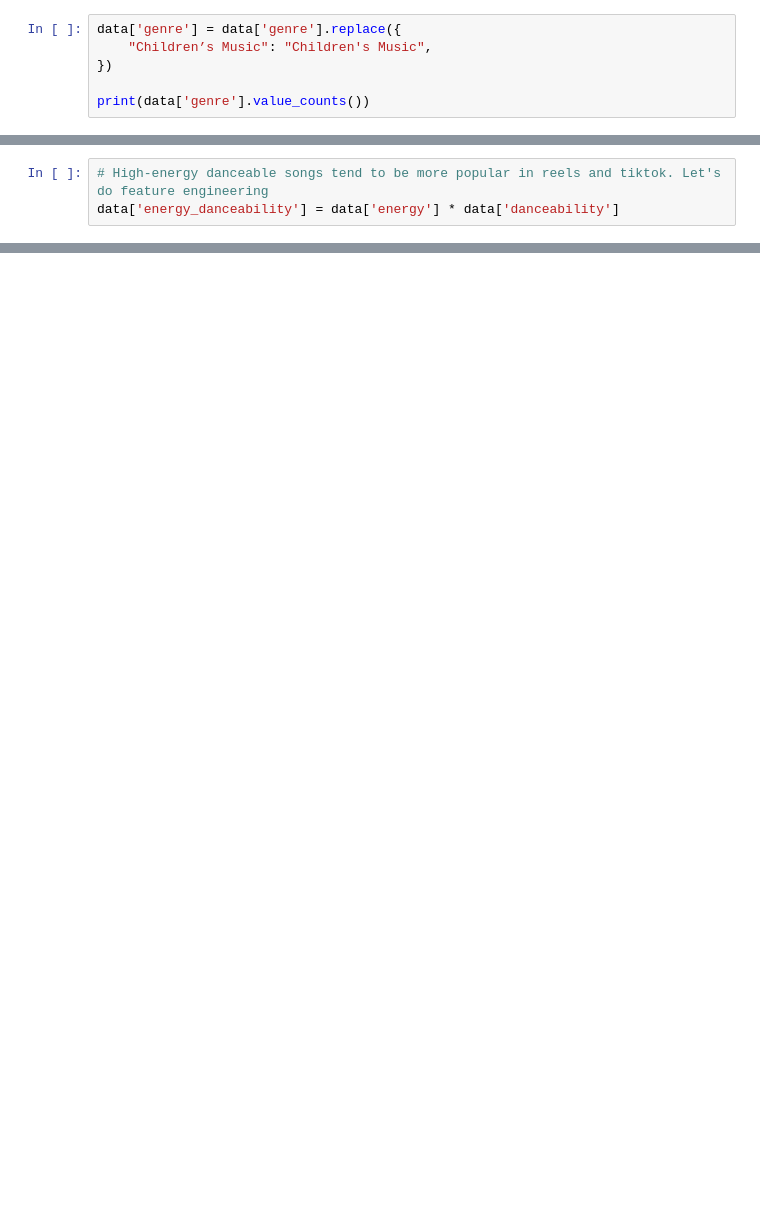
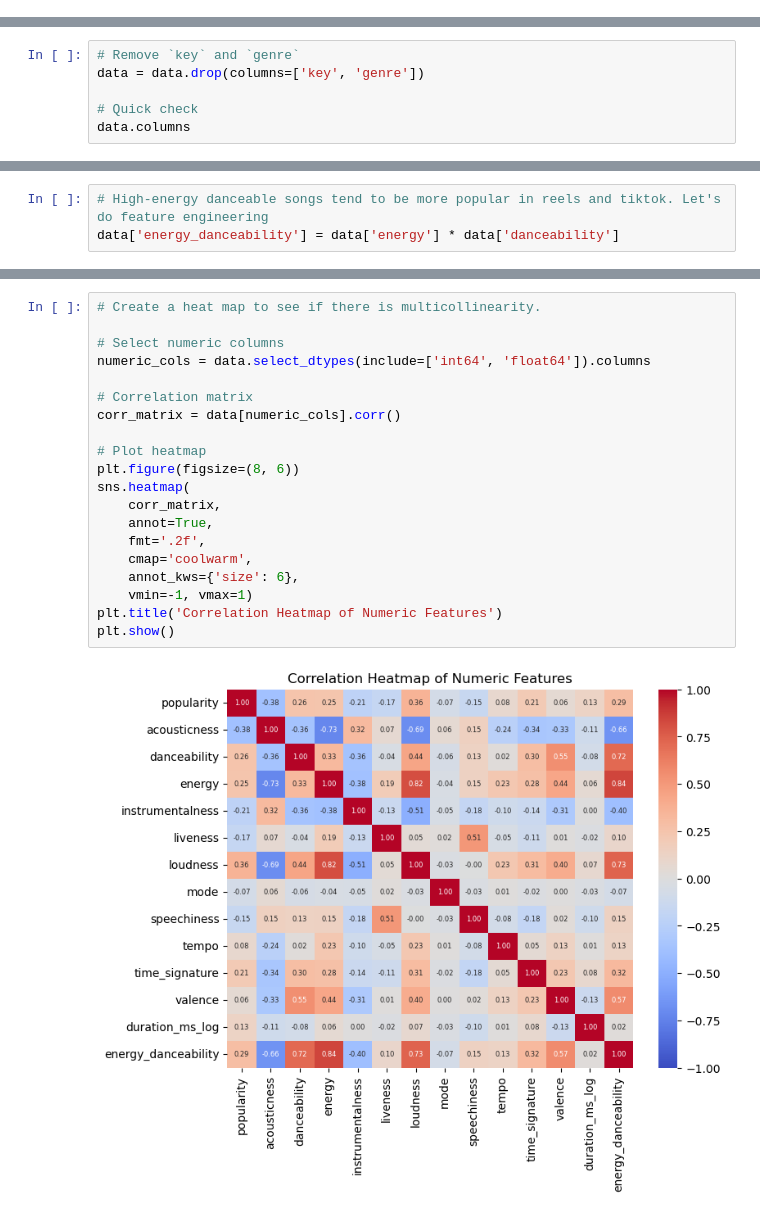
Before and after one commit to jeelfaldu7/predicting_spotify_song_popularity, a Jupyter notebook: notebook.ipynb, the cells around one changed output, grey strips where cells are left out. Drawn from its saved outputs; the diff is of its cells as text; blank space fills up the shorter version.

```diff
--- a/notebook.ipynb
+++ b/notebook.ipynb
@@ -292,6 +311,0 @@ This is a bit tricky. This feature seems important to me. But at the same time,
-# %%
-data['genre'] = data['genre'].replace({
-    "Children’s Music": "Children's Music",
-})
-
-print(data['genre'].value_counts())
@@ -315,0 +314,6 @@ Name: count, dtype: int64
+# %%
+# Remove `key` and `genre`
+data = data.drop(columns=['key', 'genre'])
+
+# Quick check
+data.columns
@@ -598,0 +349,22 @@ SpotifyException: http status: 403, code: -1 - https://api.spotify.com/v1/audio-
+# %%
+# Create a heat map to see if there is multicollinearity.
+
+# Select numeric columns
+numeric_cols = data.select_dtypes(include=['int64', 'float64']).columns
+
+# Correlation matrix
+corr_matrix = data[numeric_cols].corr()
+
+# Plot heatmap
+plt.figure(figsize=(8, 6))
+sns.heatmap(
+    corr_matrix,
+    annot=True,
+    fmt='.2f',
+    cmap='coolwarm',
+    annot_kws={'size': 6},
+    vmin=-1, vmax=1)
+plt.title('Correlation Heatmap of Numeric Features')
+plt.show()
+# %% [output]
+[figure, added]
```
Also changed, not shown: parts of 84 cells of this notebook, 3 other files.
